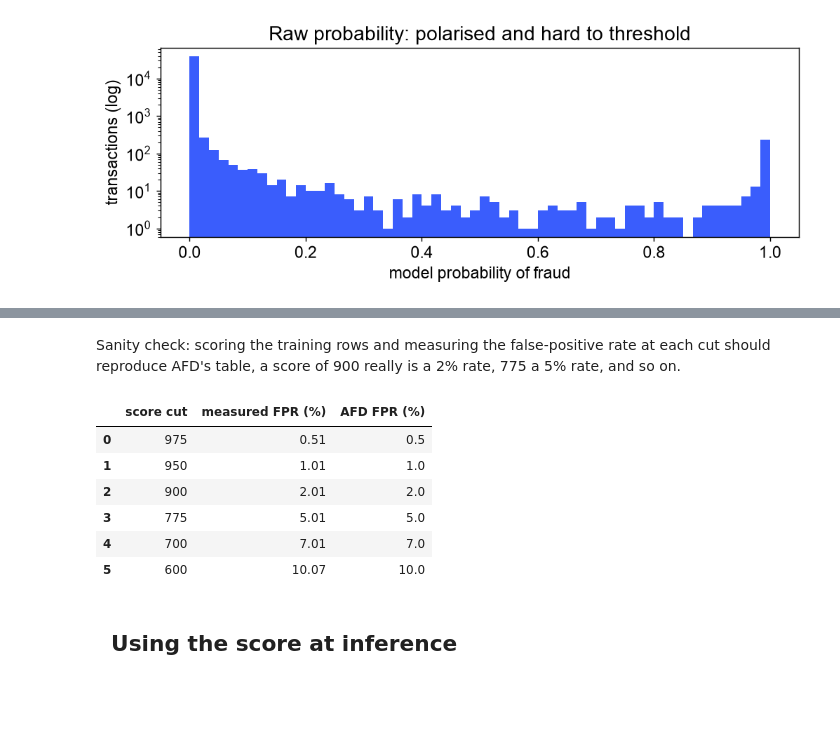
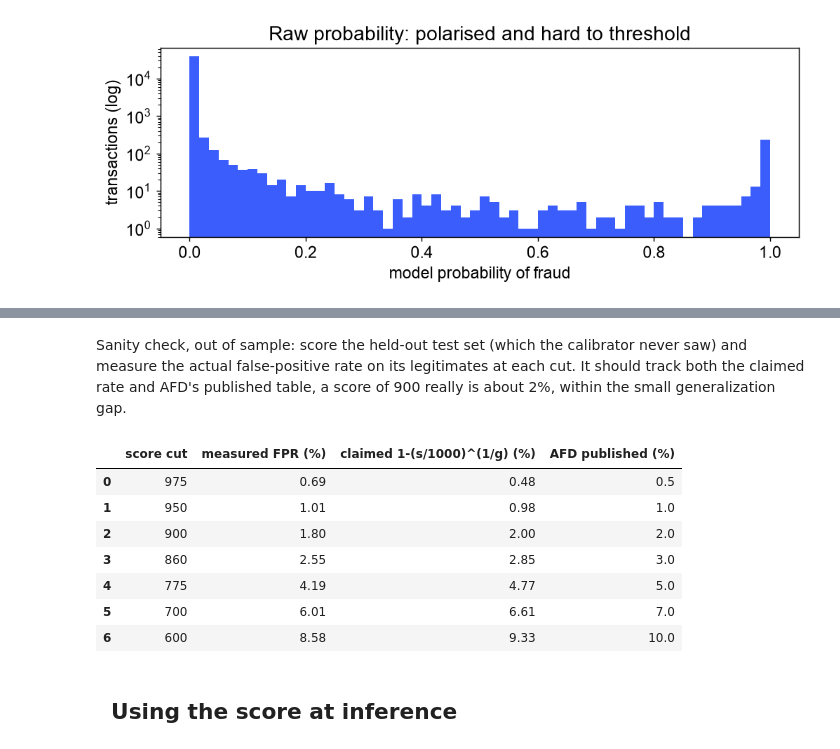
Before and after one commit to PacktPublishing/Developing-AI-ML-Solutions-on-AWS, a Jupyter notebook: code/ch-06-streaming-fraud/notebooks/score_and_drift.ipynb, the cells around one changed output, grey strips where cells are left out. Drawn from its saved outputs; the diff is of its cells as text; code cells hidden in the pictures; blank space fills up the shorter version.

```diff
--- a/code/ch-06-streaming-fraud/notebooks/score_and_drift.ipynb
+++ b/code/ch-06-streaming-fraud/notebooks/score_and_drift.ipynb
@@ -137,22 +145,44 @@ plt.show()
 # %% [markdown]
-Sanity check: scoring the training rows and measuring the false-positive rate at each cut should reproduce AFD's table, a score of 900 really is a 2% rate, 775 a 5% rate, and so on.
+Sanity check, out of sample: score the held-out test set (which the calibrator never saw) and measure the actual false-positive rate on its legitimates at each cut. It should track both the claimed rate and AFD's published table, a score of 900 really is about 2%, within the small generalization gap.
 # %%
-s_train = calibrator.transform(p_train).ravel()
-legit = np.sort(p_train[train["is_fraud"].values == 0])
+s_test = calibrator.transform(p_test).ravel()
+legit_te = s_test[test["is_fraud"].values == 0]
 rows = []
-for cut, target in [(975, 0.5), (950, 1), (900, 2), (775, 5), (700, 7), (600, 10)]:
-    mask = s_train >= cut
-    fpr = (legit >= p_train[mask].min()).mean() if mask.any() else float("nan")
-    rows.append((cut, round(100 * fpr, 2), target))
-pd.DataFrame(rows, columns=["score cut", "measured FPR (%)", "AFD FPR (%)"])
+for cut, afd in [
+    (975, 0.5),
+    (950, 1),
+    (900, 2),
+    (860, 3),
+    (775, 5),
+    (700, 7),
+    (600, 10),
+]:
+    rows.append(
+        (
+            cut,
+            round(100 * (legit_te >= cut).mean(), 2),
+            round(100 * score_to_fpr(cut), 2),
+            afd,
+        )
+    )
+pd.DataFrame(
+    rows,
+    columns=[
+        "score cut",
+        "measured FPR (%)",
+        "claimed 1-(s/1000)^(1/g) (%)",
+        "AFD published (%)",
+    ],
+)
 # %% [output]
-|  | score cut | measured FPR (%) | AFD FPR (%) |
-| 0 | 975 | 0.51 | 0.5 |
-| 1 | 950 | 1.01 | 1.0 |
-| 2 | 900 | 2.01 | 2.0 |
-| 3 | 775 | 5.01 | 5.0 |
-| 4 | 700 | 7.01 | 7.0 |
-| 5 | 600 | 10.07 | 10.0 |
+|  | score cut | measured FPR (%) | claimed 1-(s/1000)^(1/g) (%) | AFD published (%) |
+| 0 | 975 | 0.69 | 0.48 | 0.5 |
+| 1 | 950 | 1.01 | 0.98 | 1.0 |
+| 2 | 900 | 1.80 | 2.00 | 2.0 |
+| 3 | 860 | 2.55 | 2.85 | 3.0 |
+| 4 | 775 | 4.19 | 4.77 | 5.0 |
+| 5 | 700 | 6.01 | 6.61 | 7.0 |
+| 6 | 600 | 8.58 | 9.33 | 10.0 |
 # %% [markdown]
 <link rel="stylesheet" href="https://cdnjs.cloudflare.com/ajax/libs/font-awesome/5.15.3/css/all.min.css">
 
```
Also changed, not shown: parts of 10 cells of this notebook, 2 other files.
